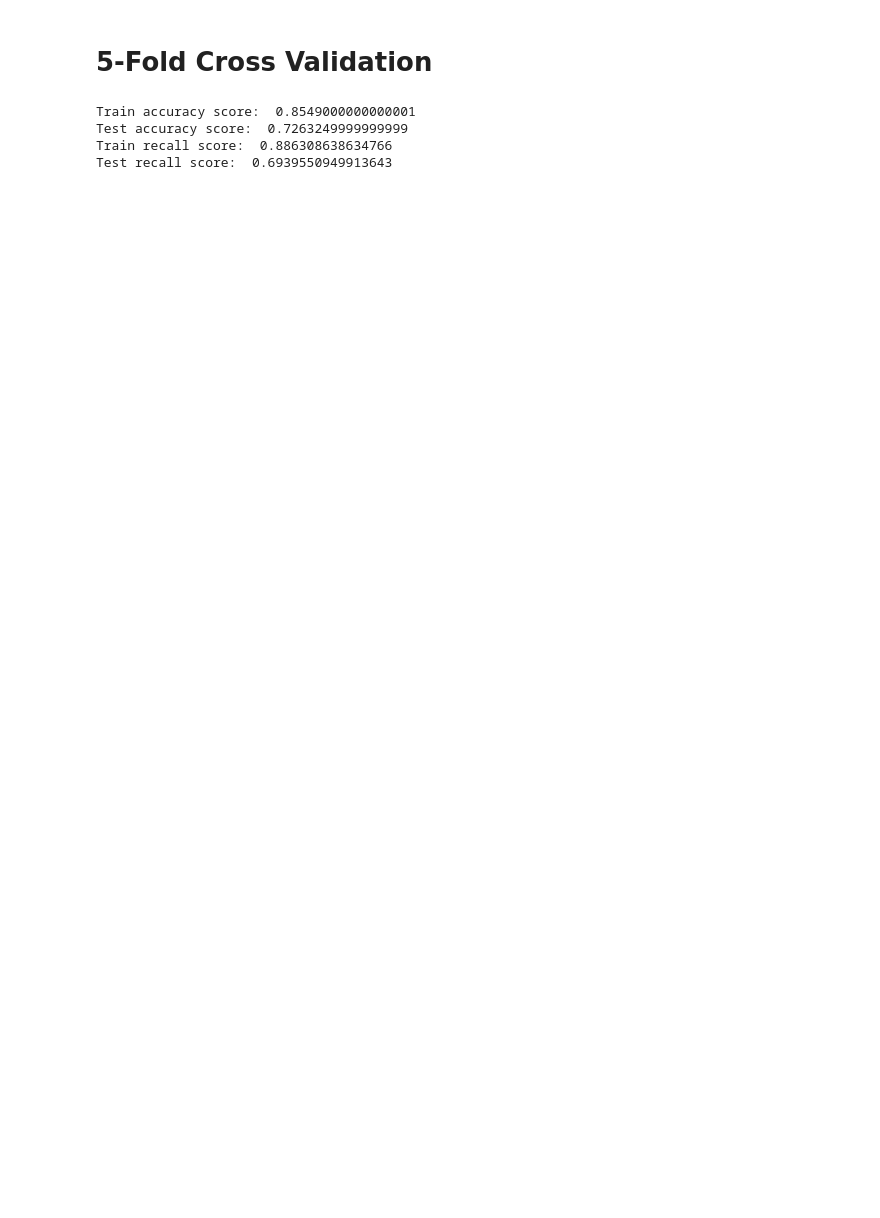
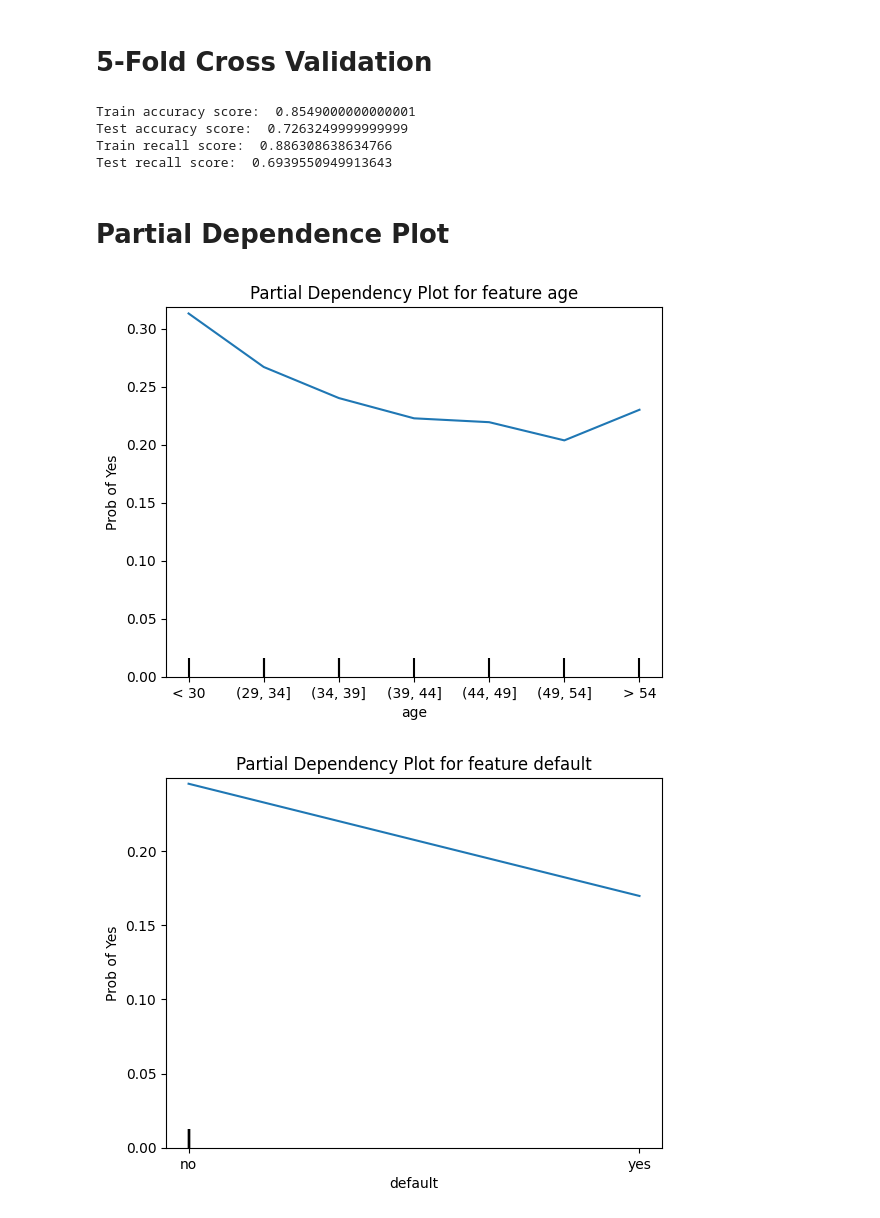
Before and after one commit to Ilvecho/Term-Deposit-Marketing, a Jupyter notebook: P2_notebook.ipynb, the cells around one changed output. Saved outputs shown, nothing was run; the diff lists cells and outputs as text; code cells hidden in the pictures; blank space fills up the shorter version.

Commit message:
Partial Dependence plots

```diff
--- a/P2_notebook.ipynb
+++ b/P2_notebook.ipynb
@@ -900,7 +907,7 @@ fig.show()
 # %%
 temp_copy = modified_data.copy()
 # %%
-modified_data = temp_copy.copy()
+# modified_data = temp_copy.copy()
 
 jobs = {
     'housemaid': 'low skills',
@@ -1382,3 +1391,46 @@ Train accuracy score:  0.8549000000000001
 Test accuracy score:  0.7263249999999999
 Train recall score:  0.886308638634766
 Test recall score:  0.6939550949913643
+# %% [markdown]
+# Partial Dependence Plot
+# %%
+spw = (labels == 0).sum() / labels.sum()
+# %%
+# check Notes_3 for the reason why we use the initial parameters tuning:
+# even if Tuning is carried out to maximise the recall, the 5-fold cross validation recall of the tuned model is 15% lower than with the inizial parameters
+best_params = {'min_child_weight': 10,
+               'max_depth': 4,
+               'n_estimators': 200,
+               'scale_pos_weight': spw,
+               'random_state': 42}
+
+xgb = xgboost.XGBClassifier(**best_params)
+xgb.fit(X_train, y_train)
+# %%
+import matplotlib.pyplot as plt
+from sklearn.inspection import PartialDependenceDisplay
+
+features = ['age', 'default', 'balance', 'housing', 'loan', 'duration', 'campaign']
+
+x_ticks = {'age': ["< 30", "(29, 34]", "(34, 39]", "(39, 44]", "(44, 49]", "(49, 54]", "> 54"],
+           'duration': ['< 2', '(2, 4]', '(4, 6]', '(6, 8]', '(8, 10]', '(10, 12]', '> 12'],
+           'balance': ['< -1000', '(-1000.0, 0.0]', '(0.0, 1000.0]', '(1000.0, 2000.0]', '(2000.0, 3000.0]', '(3000.0, 4000.0]', '> 4000'],
+           'campaign': ['1', '2', '3', '4', '5', '6', '>6']}
+
+for feature in features:
+
+  PartialDependenceDisplay.from_estimator(xgb, attributes, [feature])
+  plt.title(f'Partial Dependency Plot for feature {feature}')
+  plt.ylabel('Prob of Yes')
+
+  if feature not in x_ticks.keys():
+    plt.xticks(ticks=[0.0, 1.0], labels=['no', 'yes'])
+
+  else:
+    plt.xticks(ticks=np.arange(len(x_ticks[feature])), labels=x_ticks[feature])
+
+  plt.ylim(bottom=0.0)
+  plt.show()
+# %% [output]
+[figure, added]
+[figure, added]
```
Also changed, not shown: parts of 12 cells of this notebook.
